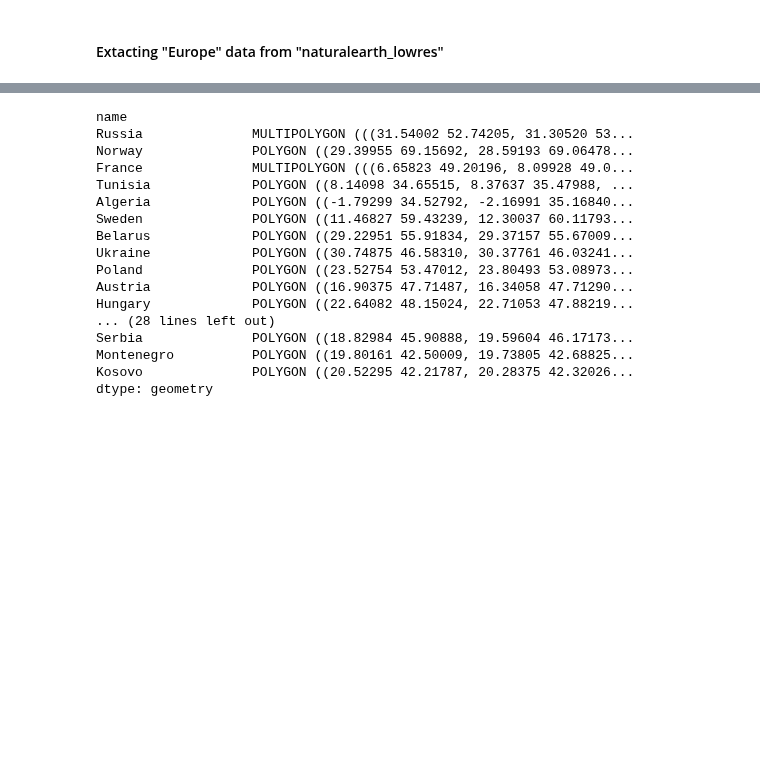
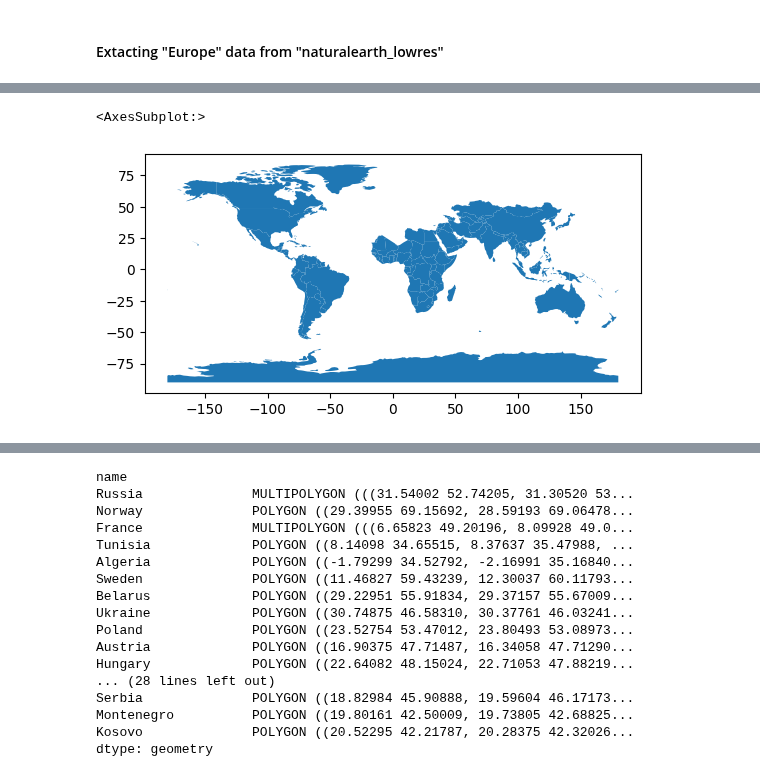
Before and after one commit to msyamkumar/cs320-lecture-notes, a Jupyter notebook: lec_27_Visualization_3/lecture.ipynb, the cells around one changed output, grey strips where cells are left out. Saved outputs shown, nothing was run; the diff lists cells and outputs as text; code cells hidden in the pictures; blank space fills up the shorter version.

```diff
--- a/lec_27_Visualization_3/lecture.ipynb
+++ b/lec_27_Visualization_3/lecture.ipynb
@@ -118,0 +177,6 @@ gdf[gdf.intersects(b)].plot()
+# %%
+# Incorrect v2
+gdf[~gdf.intersects(eur_window)].plot()
+# %% [output]
+<AxesSubplot:>
+[figure, added]
```
Also changed, not shown: parts of 61 cells of this notebook.
